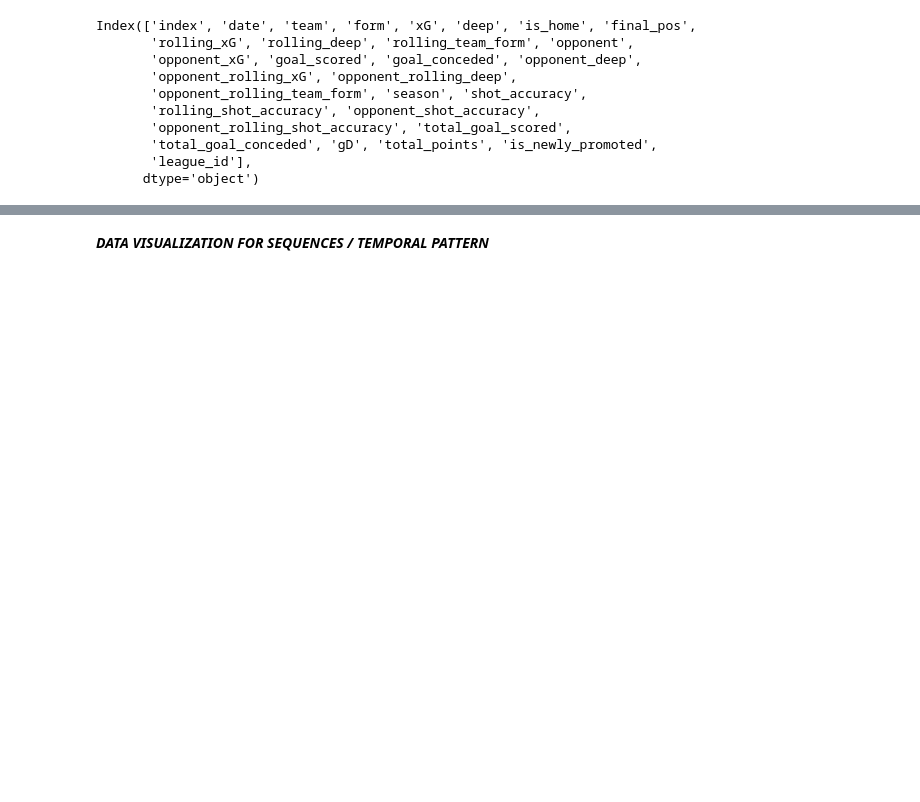
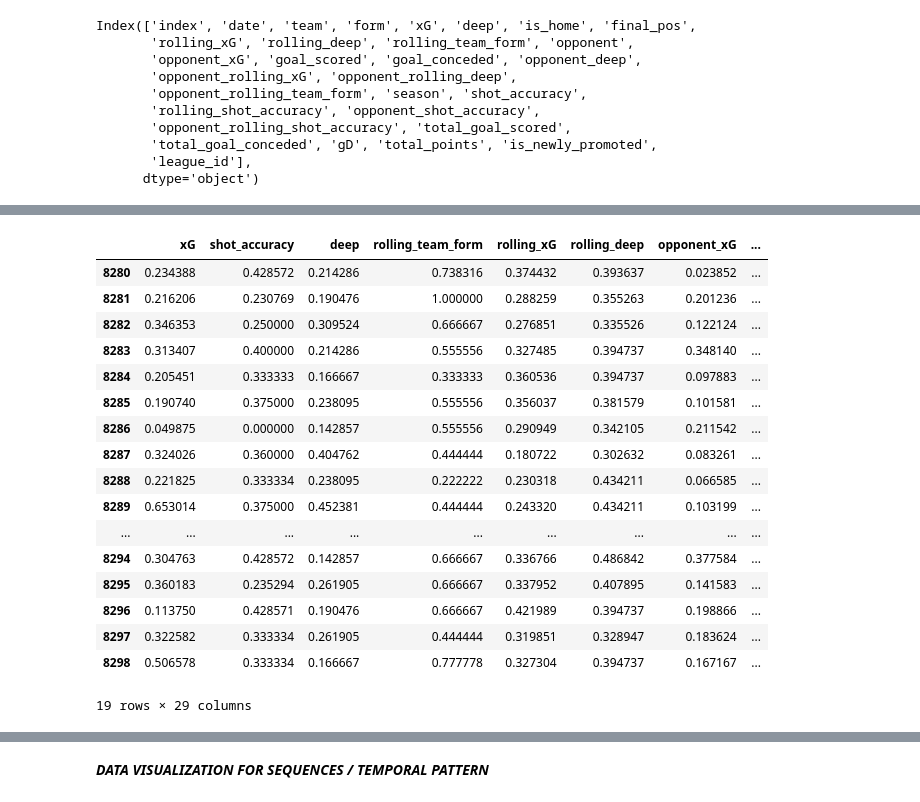
Before and after one commit to Sandeshpokhrel/footballLeaguePredictor-FLP-, a Jupyter notebook: Table_Predictor.ipynb, the cells around one changed output, grey strips where cells are left out. Drawn from its saved outputs; the diff is of its cells as text; code cells hidden in the pictures; blank space fills up the shorter version.

Commit message:
Kaggle Notebook | Table_Predictor | Version 10

```diff
--- a/Table_Predictor.ipynb
+++ b/Table_Predictor.ipynb
@@ -578,19 +573,19 @@ final_df[final_df['rolling_shot_accuracy']== 0.0]
 # %%
-from sklearn.preprocessing import StandardScaler
+from sklearn.preprocessing import StandardScaler, MinMaxScaler
 from sklearn.preprocessing import LabelEncoder
 scale_features = [
        'xG', 'shot_accuracy', 'deep',
-       'rolling_team_form', 'rolling_xG', 'rolling_shot_accuracy', 'rolling_deep',
-       'opponent_xG', 'opponent_shot_accuracy', 'opponent_deep',
+       'rolling_team_form', 'rolling_xG',  'rolling_deep',
+       'opponent_xG',  'opponent_deep',
        'opponent_rolling_team_form', 'opponent_rolling_xG',
-       'opponent_rolling_shot_accuracy', 'opponent_rolling_deep', 'gD', 'total_goal_scored', 'total_goal_conceded', 'opponent_code'
+        'opponent_rolling_deep', 'gD', 'total_goal_scored', 'total_goal_conceded', 'opponent_code','total_points', 'matchweek'
 ]
 #encoding certain categorical features
 # final_df['final_pos'] = final_df['final_pos'] - 1
 final_df['deep'] = final_df['deep'].astype(int)
-final_df['gD'] = final_df['gD'] - (final_df['goal_scored'] + final_df['goal_conceded'])
-final_df['total_goal_scored'] = final_df['total_goal_scored'] - final_df['goal_scored']
-final_df['total_goal_conceded'] = final_df['total_goal_conceded'] - final_df['goal_conceded']
+final_df['form'] = final_df['form'].replace({3: 2})
+
+
 
 # Training set: 2014-2020 (7 seasons)
 train_df = final_df[final_df["season"].isin(range(2014, 2022))].sort_values(['league_id', 'team', 'season'])  # 2014 to 2020 inclusive
@@ -603,27 +598,39 @@ test_df = final_df[final_df["season"] == 2023].sort_values(['league_id', 'team',
 
 train_df.to_csv('/kaggle/working/train_df.csv')
 print(train_df.shape)
-scaler = StandardScaler()
+scaler = MinMaxScaler()
 # 1. Fit and transform TRAIN data
 scaled_train = scaler.fit_transform(train_df[scale_features])
 final_train_df = pd.concat([
     pd.DataFrame(scaled_train, columns=scale_features, index=train_df.index),
-    train_df[['form', 'is_home', 'is_newly_promoted', 'date', 'season', 'team', 'opponent', 'league_id']]
+    train_df[['form','shot_accuracy','rolling_shot_accuracy', 'opponent_shot_accuracy','opponent_rolling_shot_accuracy','is_home', 'is_newly_promoted', 'date', 'season', 'team', 'opponent', 'league_id']]
 ], axis=1)
 
 # 2. Transform VALIDATION data
 scaled_val = scaler.transform(val_df[scale_features])
 final_val_df = pd.concat([
     pd.DataFrame(scaled_val, columns=scale_features, index=val_df.index),
-    val_df[['form', 'is_home', 'is_newly_promoted', 'date', 'season', 'team', 'opponent', 'league_id']]
+    val_df[['form', 'shot_accuracy', 'rolling_shot_accuracy','opponent_shot_accuracy','opponent_rolling_shot_accuracy','is_home', 'is_newly_promoted', 'date', 'season', 'team', 'opponent', 'league_id']]
 ], axis=1)
 
 # 3. Transform TEST data
 scaled_test = scaler.transform(test_df[scale_features])
 final_test_df = pd.concat([
     pd.DataFrame(scaled_test, columns=scale_features, index=test_df.index),
-    test_df[['form', 'is_home', 'is_newly_promoted', 'date', 'season', 'team', 'opponent', 'league_id']]
+    test_df[['form', 'shot_accuracy','rolling_shot_accuracy','opponent_shot_accuracy','opponent_rolling_shot_accuracy','is_home', 'is_newly_promoted', 'date', 'season', 'team', 'opponent', 'league_id']]
 ], axis=1)
 
+final_train_df['is_home'] = final_train_df['is_home'].astype(float)
+final_train_df['is_newly_promoted'] = final_train_df['is_newly_promoted'].astype(float)
+final_train_df['league_id'] = final_train_df['league_id'].astype(float)
+
+final_val_df['is_home'] = final_val_df['is_home'].astype(float)
+final_val_df['is_newly_promoted'] = final_val_df['is_newly_promoted'].astype(float)
+final_val_df['league_id'] = final_val_df['league_id'].astype(float)
+
+final_test_df['is_home'] = final_test_df['is_home'].astype(float)
+final_test_df['is_newly_promoted'] = final_test_df['is_newly_promoted'].astype(float)
+final_test_df['league_id'] = final_test_df['league_id'].astype(float)
 final_val_df.dtypes
+final_train_df['form'].value_counts()
 # %% [output]
@@ -648,3 +643,26 @@ dtype: object
+# %%
+
+final_val_df.groupby(['team', 'season']).size()
+final_train_df.head(19)
+# %% [output]
+|  | xG | shot_accuracy | deep | rolling_team_form | rolling_xG | rolling_deep | opponent_xG | ... |
+| 8280 | 0.234388 | 0.428572 | 0.214286 | 0.738316 | 0.374432 | 0.393637 | 0.023852 | ... |
+| 8281 | 0.216206 | 0.230769 | 0.190476 | 1.000000 | 0.288259 | 0.355263 | 0.201236 | ... |
+| 8282 | 0.346353 | 0.250000 | 0.309524 | 0.666667 | 0.276851 | 0.335526 | 0.122124 | ... |
+| 8283 | 0.313407 | 0.400000 | 0.214286 | 0.555556 | 0.327485 | 0.394737 | 0.348140 | ... |
+| 8284 | 0.205451 | 0.333333 | 0.166667 | 0.333333 | 0.360536 | 0.394737 | 0.097883 | ... |
+| 8285 | 0.190740 | 0.375000 | 0.238095 | 0.555556 | 0.356037 | 0.381579 | 0.101581 | ... |
+| 8286 | 0.049875 | 0.000000 | 0.142857 | 0.555556 | 0.290949 | 0.342105 | 0.211542 | ... |
+| 8287 | 0.324026 | 0.360000 | 0.404762 | 0.444444 | 0.180722 | 0.302632 | 0.083261 | ... |
+| 8288 | 0.221825 | 0.333334 | 0.238095 | 0.222222 | 0.230318 | 0.434211 | 0.066585 | ... |
+| 8289 | 0.653014 | 0.375000 | 0.452381 | 0.444444 | 0.243320 | 0.434211 | 0.103199 | ... |
+| ... | ... | ... | ... | ... | ... | ... | ... | ... |
+| 8294 | 0.304763 | 0.428572 | 0.142857 | 0.666667 | 0.336766 | 0.486842 | 0.377584 | ... |
+| 8295 | 0.360183 | 0.235294 | 0.261905 | 0.666667 | 0.337952 | 0.407895 | 0.141583 | ... |
+| 8296 | 0.113750 | 0.428571 | 0.190476 | 0.666667 | 0.421989 | 0.394737 | 0.198866 | ... |
+| 8297 | 0.322582 | 0.333334 | 0.261905 | 0.444444 | 0.319851 | 0.328947 | 0.183624 | ... |
+| 8298 | 0.506578 | 0.333334 | 0.166667 | 0.777778 | 0.327304 | 0.394737 | 0.167167 | ... |
+19 rows × 29 columns
 # %%
 from tensorflow.keras.utils import to_categorical
 feature_cols = [
```
Also changed, not shown: parts of 23 cells of this notebook.
